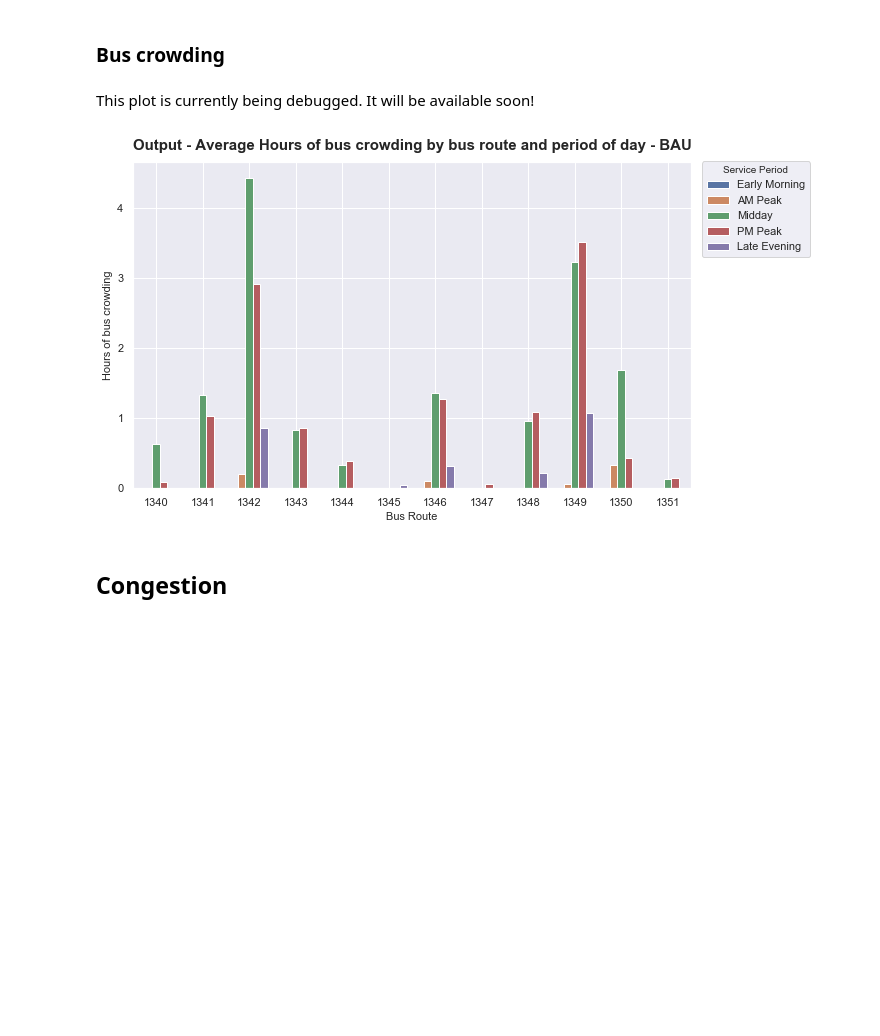
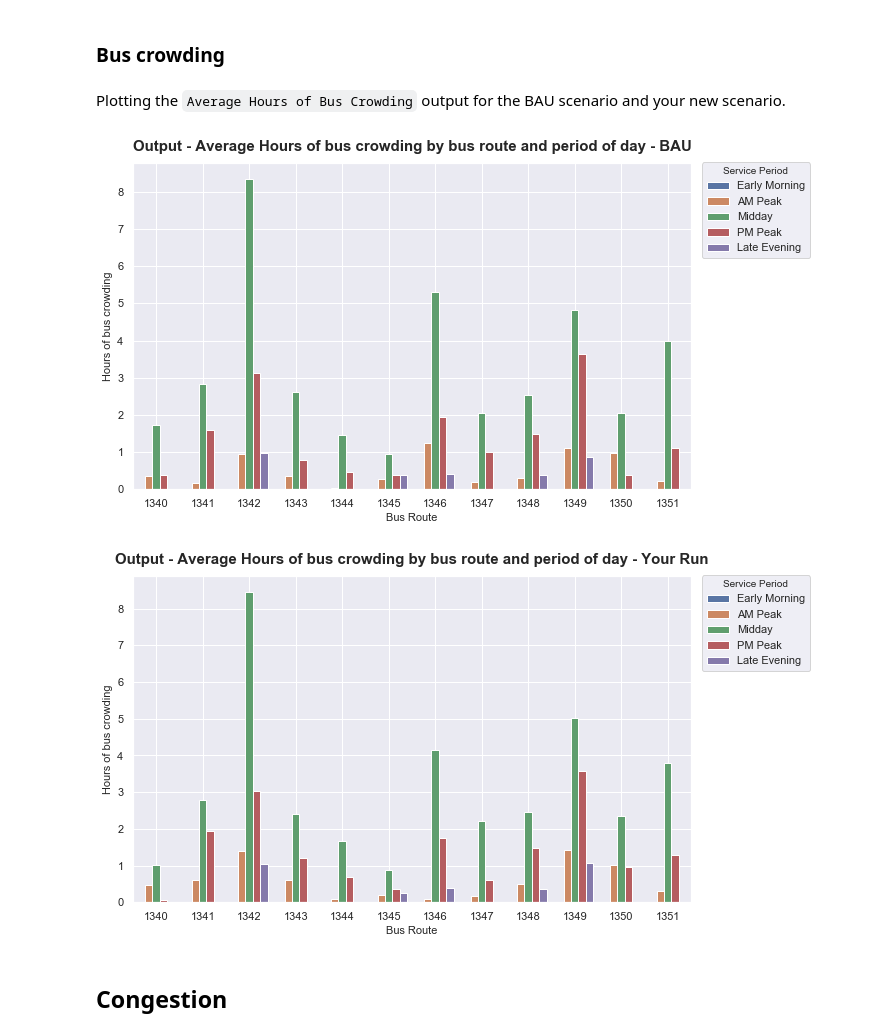
Before and after one commit to bistro-its-berkeley/BISTRO-Starter-Kit, a Jupyter notebook: examples/Visualization.ipynb, the cells around one changed output. Saved outputs shown, nothing was run; the diff lists cells and outputs as text; code cells hidden in the pictures; blank space fills up the shorter version.

```diff
--- a/examples/Visualization.ipynb
+++ b/examples/Visualization.ipynb
@@ -70,6 +75,6 @@ Create instances of the classes ReferenceData and ResultFiles to import fixed da
 # %%
-ref = ReferenceData(sample_size)
 # For the BAU scenario
-res_bau = ResultFiles(ref.path_output_folder_bau, ref)
-# For the new scenario
-res_scenario = ResultFiles(path_output_folder, ref)
+res_bau = ResultFiles(ref.path_output_folder_bau, 100, ref)
+# %%
+# For the new scenario
+res_scenario = ResultFiles(path_output_folder, iter_number, ref)
@@ -75,0 +83,6 @@ res_scenario = ResultFiles(path_output_folder, ref)
+# %%
+trips_df_bau = res_bau.trips_df
+person_df_bau = res_bau.person_df
+activities_df_bau = res_bau.activities_df
+legs_df_bau = res_bau.legs_df
+paths_traversals_df_bau = res_bau.paths_traversals_df
@@ -76,3 +91,9 @@ res_scenario = ResultFiles(path_output_folder, ref)
+# %%
+trips_df = res_scenario.trips_df
+person_df = res_scenario.person_df
+activities_df = res_scenario.activities_df
+legs_df = res_scenario.legs_df
+paths_traversals_df = res_scenario.paths_traversals_df
 # %% [markdown]
 ## Inputs
 # %% [markdown]
@@ -228,5 +223,3 @@ The data needed for this plot has not been processed yet. Therefore, the plot wi
 # _ = viz.plot_average_travel_expenditure_per_trip_per_mode_over_day(trips_df, "Your Run")
 # %% [markdown]
 ### Bus crowding
-# %% [markdown]
-This plot is currently being debugged. It will be available soon!
@@ -235,8 +226,11 @@ This plot is currently being debugged. It will be available soon!
+# %% [markdown]
+Plotting the `Average Hours of Bus Crowding` output for the BAU scenario and your new scenario.
 # %%
-# _ = viz.plot_average_bus_crowding_by_bus_route_by_period_of_day(paths_traversals_df_bau, trip_to_route, seating_capacities, transit_scale_factor, "BAU")
-# _ = viz.plot_average_bus_crowding_by_bus_route_by_period_of_day(paths_traversals_df, trip_to_route, seating_capacities,transit_scale_factor, "Your Run")
+_ = viz.plot_average_bus_crowding_by_bus_route_by_period_of_day(paths_traversals_df_bau, ref.trip_to_route, ref.seating_capacities, ref.transit_scale_factor, "BAU")
+_ = viz.plot_average_bus_crowding_by_bus_route_by_period_of_day(paths_traversals_df, ref.trip_to_route, ref.seating_capacities,ref.transit_scale_factor, "Your Run")
 # %% [output]
-[figure, old version]
+[figure, new version]
+[figure, added]
 # %% [markdown]
 ## Congestion
 # %% [markdown]
```
Also changed, not shown: parts of 31 cells of this notebook, 14 other files.
